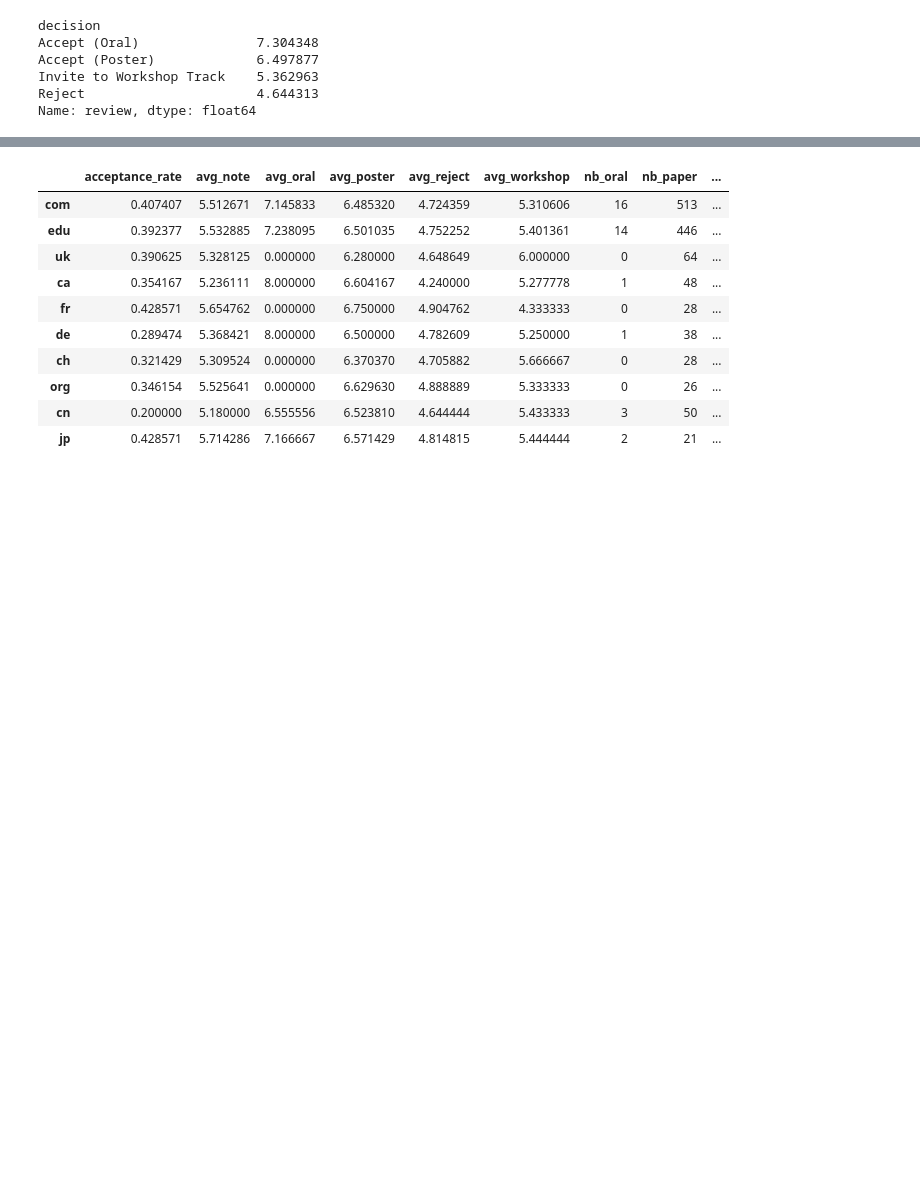
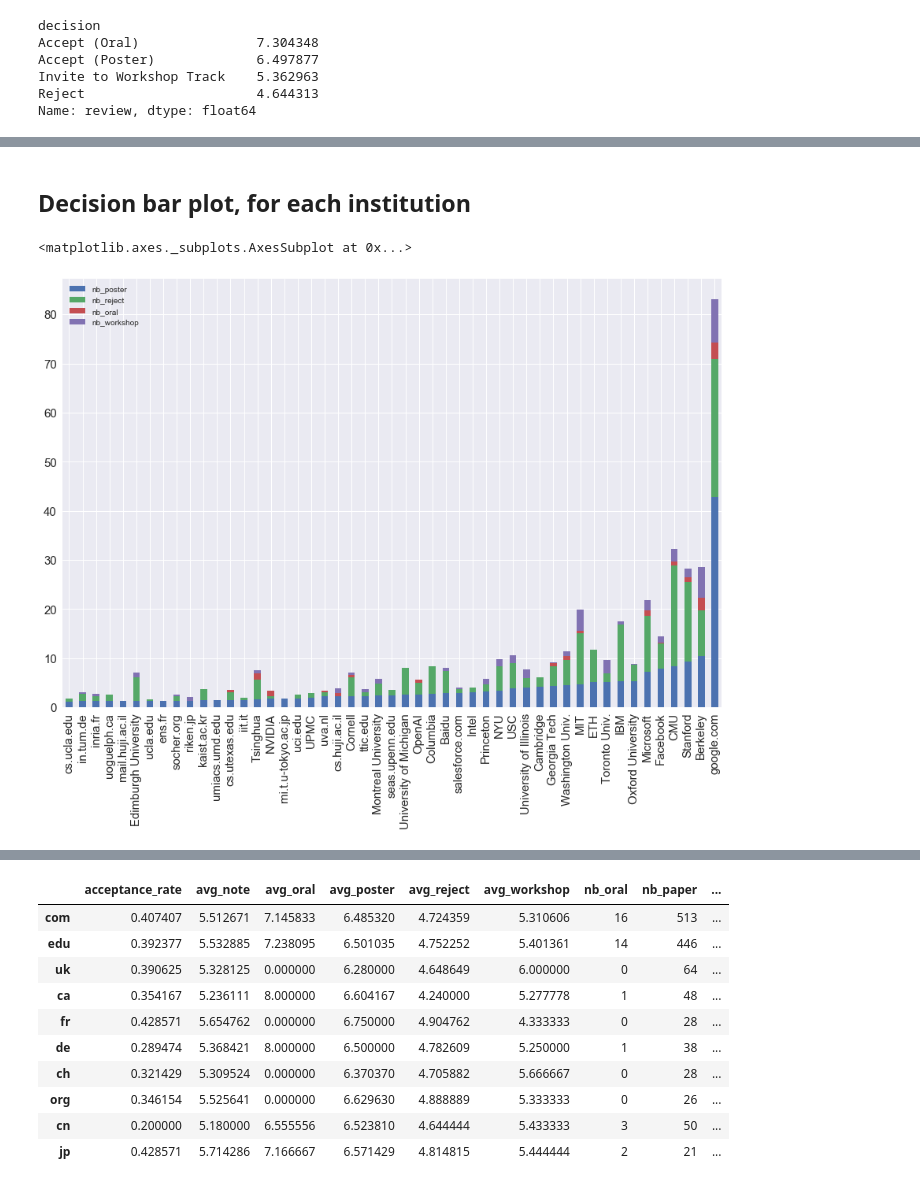
Before and after one commit to pajotarthur/ICLR_data, a Jupyter notebook: Dataviz.ipynb, the cells around one changed output, grey strips where cells are left out. Drawn from its saved outputs; the diff is of its cells as text; code cells hidden in the pictures; blank space fills up the shorter version.

```diff
--- a/Dataviz.ipynb
+++ b/Dataviz.ipynb
@@ -136,0 +152,7 @@ df_inst[df_inst.nb_paper > 3].sort_values(['acceptance_rate'],ascending=False).h
+# %% [markdown]
+## Decision bar plot, for each institution
+# %%
+df_inst[df_inst.nb_poster > 1][['nb_poster','nb_reject','nb_oral','nb_workshop']].sort_values(by='nb_poster').plot.bar(figsize=(15,10),legend=True,fontsize=15,stacked=True)
+# %% [output]
+<matplotlib.axes._subplots.AxesSubplot at 0x...>
+[figure, added]
```
Also changed, not shown: parts of 28 cells of this notebook, 2 other files.
